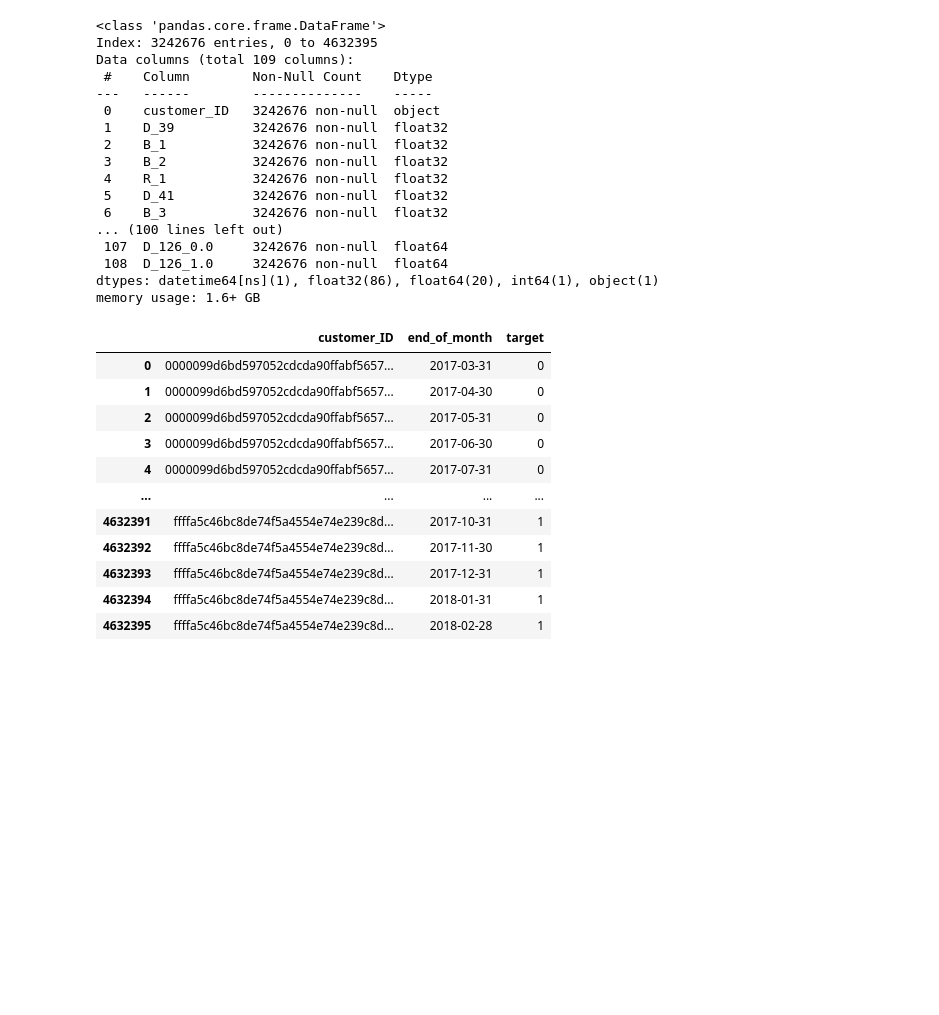
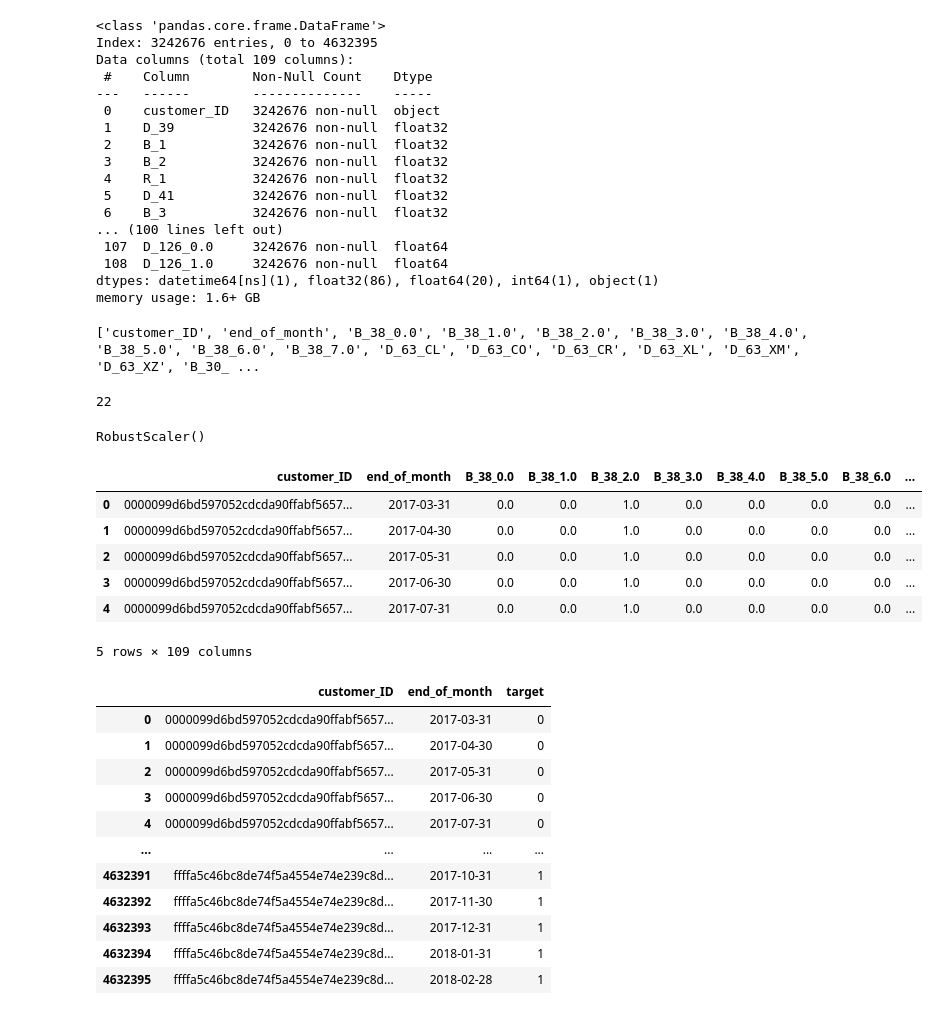
Before and after one commit to Vaseekaran-V/FYP_MSc, a Jupyter notebook: src/preprocessing/dl_data_preprocessing.ipynb, the cells around one changed output. Cells and saved outputs as stored; diff of their text form; code cells hidden in the pictures; blank space fills up the shorter version.

```diff
--- a/src/preprocessing/dl_data_preprocessing.ipynb
+++ b/src/preprocessing/dl_data_preprocessing.ipynb
@@ -192,3 +214,22 @@ Data columns (total 109 columns):
  108  D_126_1.0     3242676 non-null  float64
 dtypes: datetime64[ns](1), float32(86), float64(20), int64(1), object(1)
 memory usage: 1.6+ GB
+# %%
+num_scale_drop_cols = ['customer_ID', 'end_of_month']+cat_encoder.get_feature_names_out().tolist()
+print(num_scale_drop_cols)
+# %% [output]
+['customer_ID', 'end_of_month', 'B_38_0.0', 'B_38_1.0', 'B_38_2.0', 'B_38_3.0', 'B_38_4.0', 'B_38_5.0', 'B_38_6.0', 'B_38_7.0', 'D_63_CL', 'D_63_CO', 'D_63_CR', 'D_63_XL', 'D_63_XM', 'D_63_XZ', 'B_30_ ...
+# %%
+len(num_scale_drop_cols)
+# %% [output]
+22
+# %%
+from sklearn.preprocessing import RobustScaler
+rb_scaler = RobustScaler()
+rb_scaler.fit(train_data_filtered_oh.drop(columns=num_scale_drop_cols))
+# %% [output]
+RobustScaler()
+# %%
+#Train data - numerically scaled
+train_data_filtered_num_scaled = pd.DataFrame(rb_scaler.transform(train_data_filtered_oh.drop(columns=num_scale_drop_cols)), columns=train_data_filtered_oh.drop(columns=num_scale_drop_cols).columns, index=train_data_filtered_oh.index)
+train_data_filtered_scaled = pd.concat([train_data_filtered_oh[num_scale_drop_cols], train_data_filtered_num_scaled], axis=1)
@@ -195,3 +242,13 @@ memory usage: 1.6+ GB
+# %%
+train_data_filtered_scaled.head()
+# %% [output]
+|  | customer_ID | end_of_month | B_38_0.0 | B_38_1.0 | B_38_2.0 | B_38_3.0 | B_38_4.0 | B_38_5.0 | B_38_6.0 | ... |
+| 0 | 0000099d6bd597052cdcda90ffabf5657... | 2017-03-31 | 0.0 | 0.0 | 1.0 | 0.0 | 0.0 | 0.0 | 0.0 | ... |
+| 1 | 0000099d6bd597052cdcda90ffabf5657... | 2017-04-30 | 0.0 | 0.0 | 1.0 | 0.0 | 0.0 | 0.0 | 0.0 | ... |
+| 2 | 0000099d6bd597052cdcda90ffabf5657... | 2017-05-31 | 0.0 | 0.0 | 1.0 | 0.0 | 0.0 | 0.0 | 0.0 | ... |
+| 3 | 0000099d6bd597052cdcda90ffabf5657... | 2017-06-30 | 0.0 | 0.0 | 1.0 | 0.0 | 0.0 | 0.0 | 0.0 | ... |
+| 4 | 0000099d6bd597052cdcda90ffabf5657... | 2017-07-31 | 0.0 | 0.0 | 1.0 | 0.0 | 0.0 | 0.0 | 0.0 | ... |
+5 rows × 109 columns
 # %%
 # Pivot the data to create a 3D array
 train_data_3d = train_data_filtered_oh.set_index(['customer_ID', 'end_of_month']).sort_index()
```
Also changed, not shown: parts of 14 cells of this notebook.
